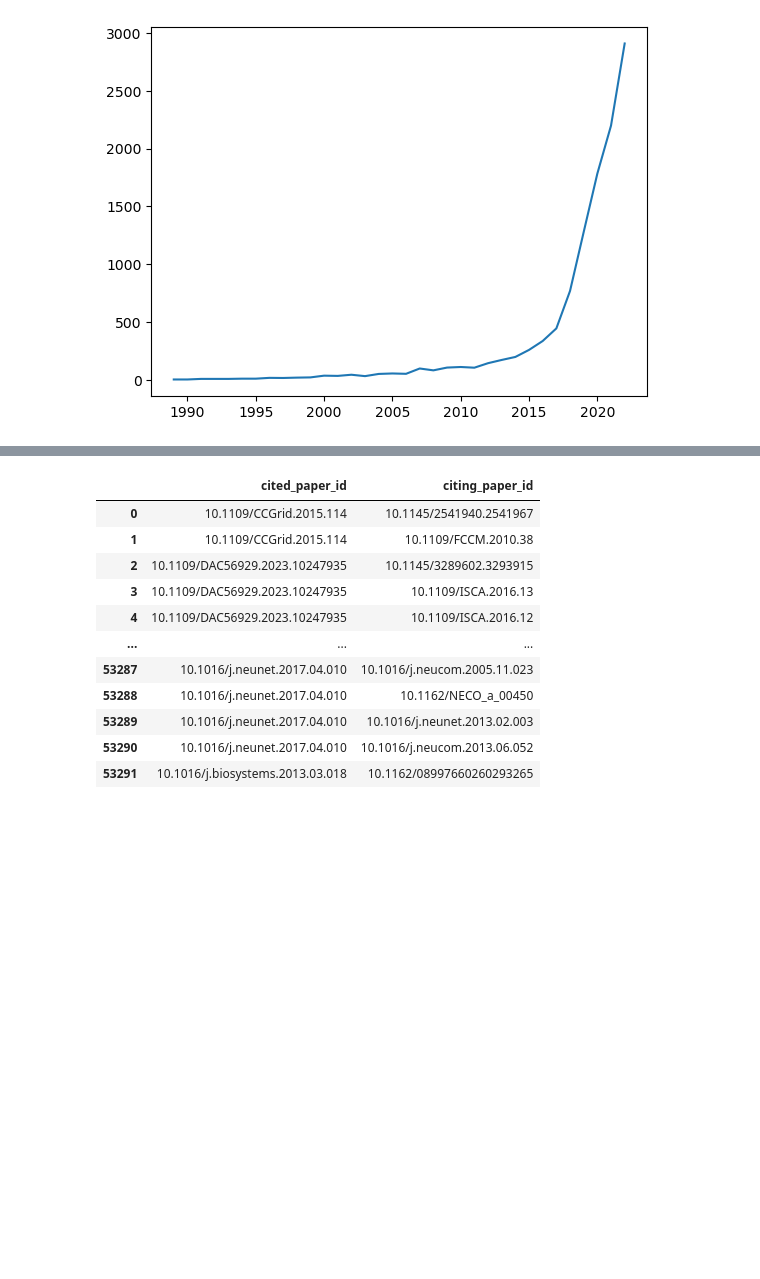
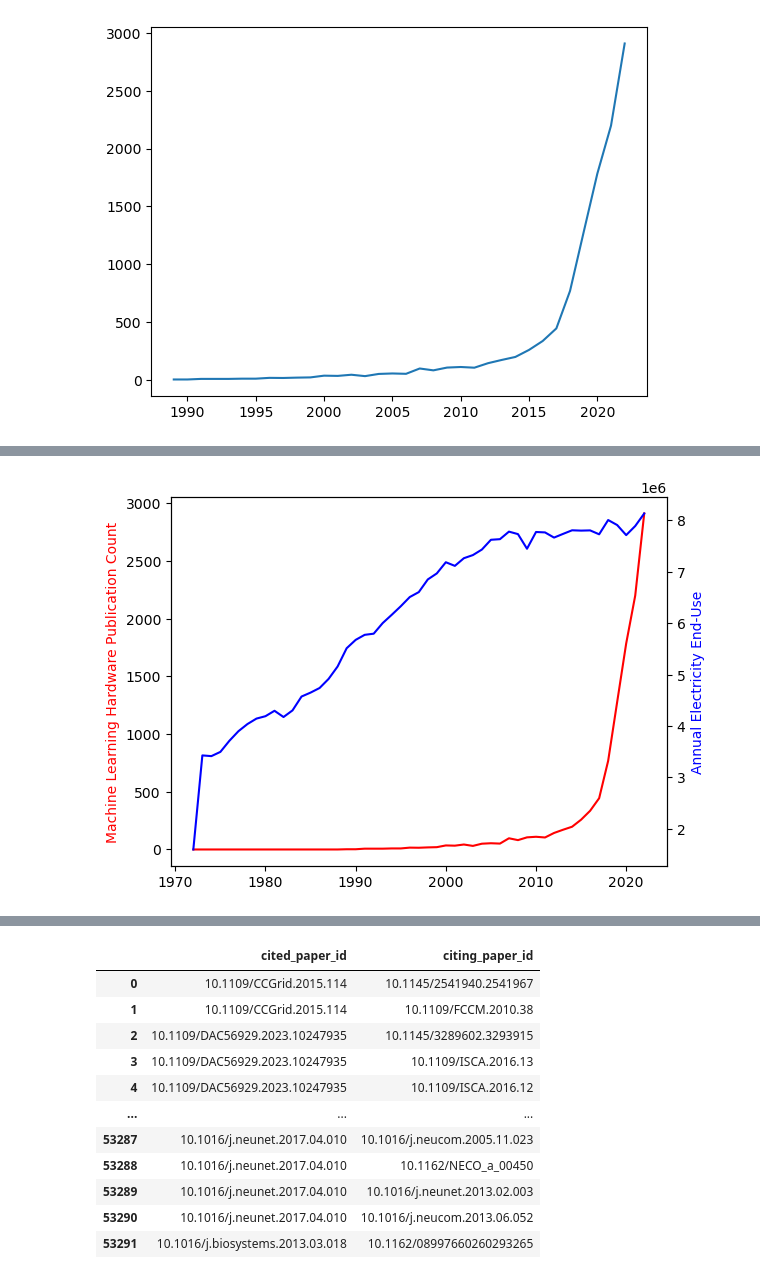
Before and after one commit to rreece15/Collaborative-Networks-In-Machine-Learning, a Jupyter notebook: Riherd_Chiu_project_code/model/wos/custom_class_updated2.ipynb, the cells around one changed output, grey strips where cells are left out. Drawn from its saved outputs; the diff is of its cells as text; code cells hidden in the pictures; blank space fills up the shorter version.

Commit message:
updated code for reduced date range

```diff
--- a/Riherd_Chiu_project_code/model/wos/custom_class_updated2.ipynb
+++ b/Riherd_Chiu_project_code/model/wos/custom_class_updated2.ipynb
@@ -45,3 +45,20 @@ plt.plot(yr_counts)
 # %% [output]
 [<matplotlib.lines.Line2D at 0x...>]
 [figure]
+# %%
+electricity = pd.read_csv('../../../data/computation/electricity_end_use.csv')
+electricity = electricity[electricity.Description == 'Electricity End Use, Total'] # we will look at total electricity end-use
+electricity['YYYYMM'] = electricity['YYYYMM'].astype(str)
+electricity['YYYY'] = electricity.YYYYMM.str[:4]
+electricity = electricity.drop(electricity[((electricity.YYYY).astype(int) < 1972) | ((electricity.YYYY).astype(int) > 2022)].index)
+electricity['Value'] = electricity['Value'].astype(float)
+electricity['annual end use'] = electricity.groupby('YYYY')['Value'].transform('sum')
+electricity.drop_duplicates('YYYY', inplace=True)
+electricity.reset_index()
+electricity = electricity.drop('Column_Order', axis=1)
+electricity = electricity.drop('MSN', axis=1)
+electricity = electricity.drop('YYYYMM', axis=1)
+# 2023 only has 11 months
+electricity.YYYY = pd.to_datetime(electricity['YYYY'], format='%Y')
+# electricity = electricity.drop(4784)
+display(electricity)
@@ -47,0 +83,9 @@ plt.plot(yr_counts)
+# %%
+yr_counts = yr_counts.to_frame()
+yr_counts = yr_counts.reset_index()
+yr_counts = yr_counts.rename(columns={'index':'year','year':'count'})
+for i in range(1972,1989):
+    yr_counts = yr_counts.append({'year':i,'count':0},ignore_index=True)
+yr_counts = yr_counts.set_index('year')
+yr_counts = yr_counts.sort_index()
+display(yr_counts)
@@ -47,0 +111,12 @@ plt.plot(yr_counts)
+# %%
+years = electricity['YYYY']
+
+fig, ax1 = plt.subplots()
+ax1.plot(years,yr_counts,color='r')
+ax1.set_ylabel('Machine Learning Hardware Publication Count',color='r')
+ax2 = ax1.twinx()
+ax2.plot(years,electricity['annual end use'],color='b')
+ax2.set_ylabel('Annual Electricity End-Use',color='b')
+plt.show()
+# %% [output]
+[figure, added]
```
Also changed, not shown: parts of 6 cells of this notebook.
